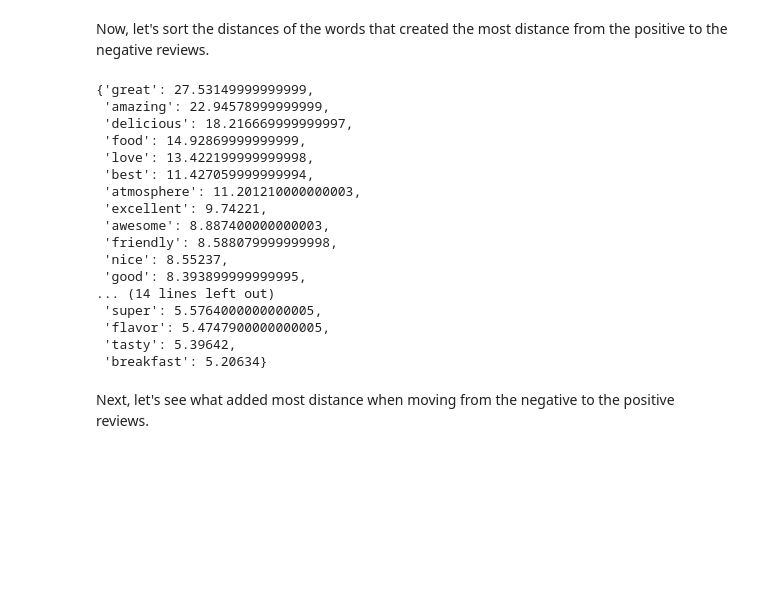
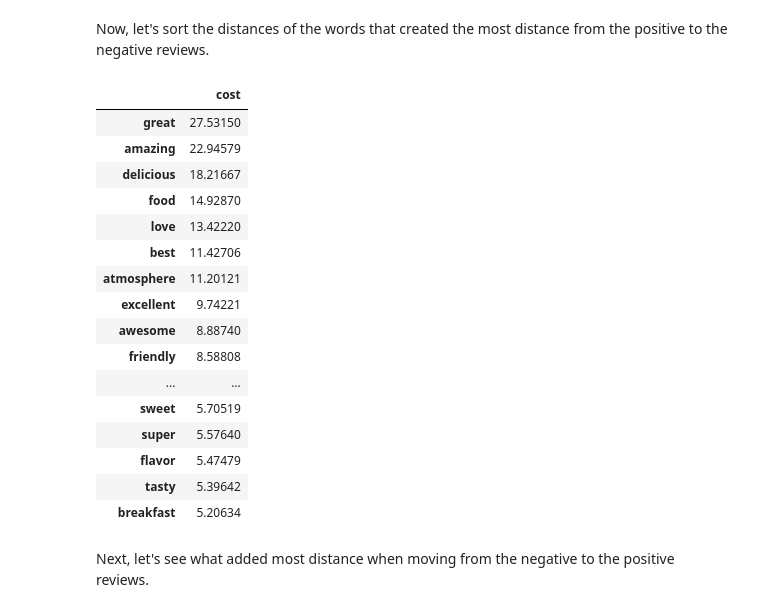
Before and after one commit to maybemkl/wmdecompose, a Jupyter notebook: notebooks/Yelp_example.ipynb, the cells around one changed output. Drawn from its saved outputs; the diff is of its cells as text; code cells hidden in the pictures; blank space fills up the shorter version.

```diff
--- a/notebooks/Yelp_example.ipynb
+++ b/notebooks/Yelp_example.ipynb
@@ -89,7 +89,7 @@ yelp_merged.shape
 # %%
 yelp_merged = yelp_merged.rename(columns={"stars_x":"stars"})
 # %%
-s_size = 500
+s_size = 250
 rs = 42
 sample = yelp_merged.groupby(["city", "stars"]).sample(n=s_size, random_state=rs).reset_index()
 sample.shape
@@ -921,25 +924,27 @@ wmd_pairs_flow.get_differences()
 # %% [markdown]
 Now, let's sort the distances of the words that created the most distance from the positive to the negative reviews.
 # %%
-{k: v for k, v in sorted(wmd_pairs_flow.wc_X1_diff.items(), key=lambda item: item[1], reverse=True)[:30]}
+top_words_x1 = {k: v for k, v in sorted(wmd_pairs_flow.wc_X1_diff.items(), key=lambda item: item[1], reverse=True)[:30]}
+top_words_x1_df = pd.DataFrame.from_dict(top_words_x1, orient='index', columns = ["cost"])
+top_words_x1_df
 # %% [output]
-{'great': 27.53149999999999,
- 'amazing': 22.94578999999999,
- 'delicious': 18.216669999999997,
- 'food': 14.92869999999999,
- 'love': 13.422199999999998,
- 'best': 11.427059999999994,
- 'atmosphere': 11.201210000000003,
- 'excellent': 9.74221,
- 'awesome': 8.887400000000003,
- 'friendly': 8.588079999999998,
- 'nice': 8.55237,
- 'good': 8.393899999999995,
-... (14 lines left out)
- 'super': 5.5764000000000005,
- 'flavor': 5.4747900000000005,
- 'tasty': 5.39642,
- 'breakfast': 5.20634}
+|  | cost |
+| great | 27.53150 |
+| amazing | 22.94579 |
+| delicious | 18.21667 |
+| food | 14.92870 |
+| love | 13.42220 |
+| best | 11.42706 |
+| atmosphere | 11.20121 |
+| excellent | 9.74221 |
+| awesome | 8.88740 |
+| friendly | 8.58808 |
+| ... | ... |
+| sweet | 5.70519 |
+| super | 5.57640 |
+| flavor | 5.47479 |
+| tasty | 5.39642 |
+| breakfast | 5.20634 |
 # %% [markdown]
 Next, let's see what added most distance when moving from the negative to the positive reviews.
 # %%
```
Also changed, not shown: parts of 3 cells of this notebook.
